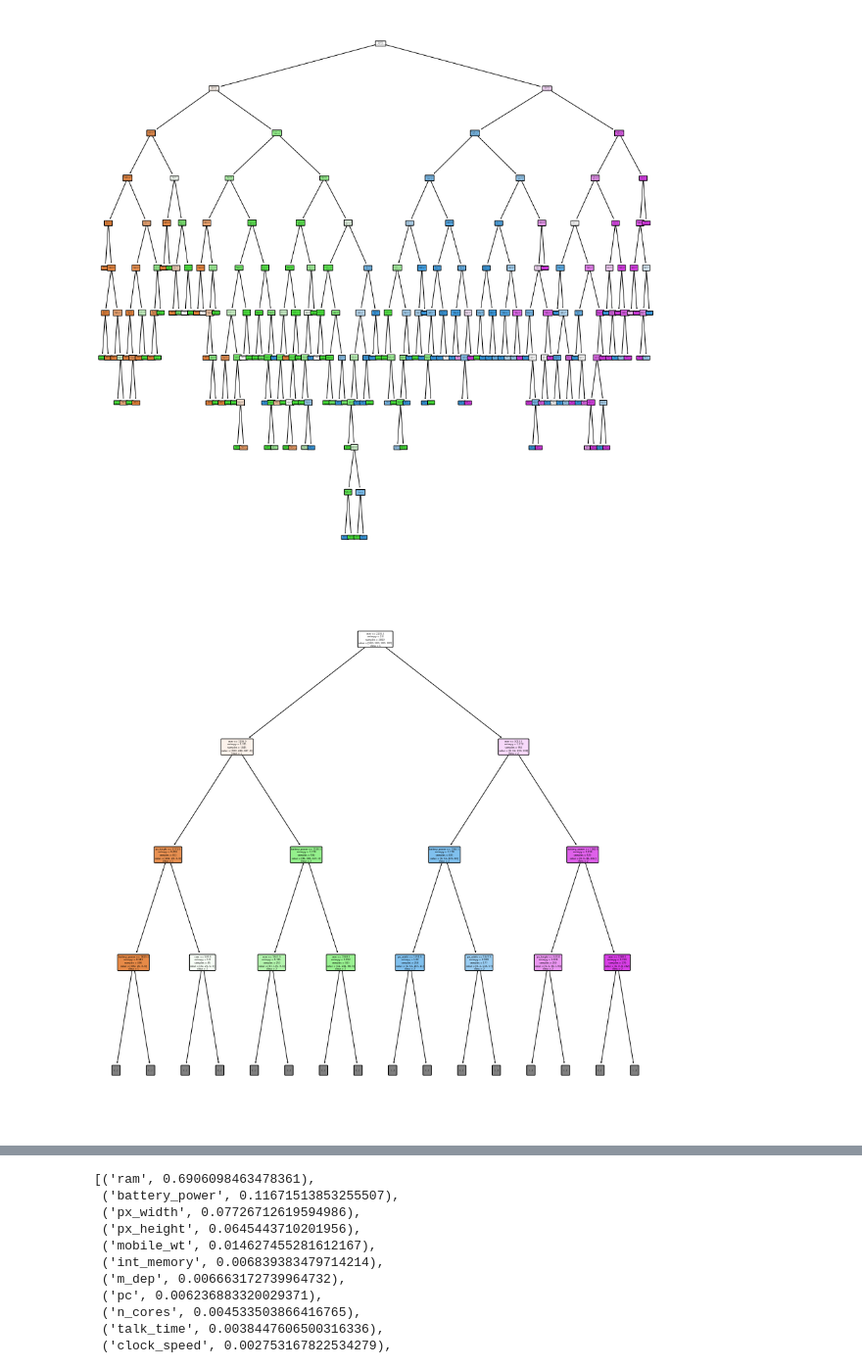
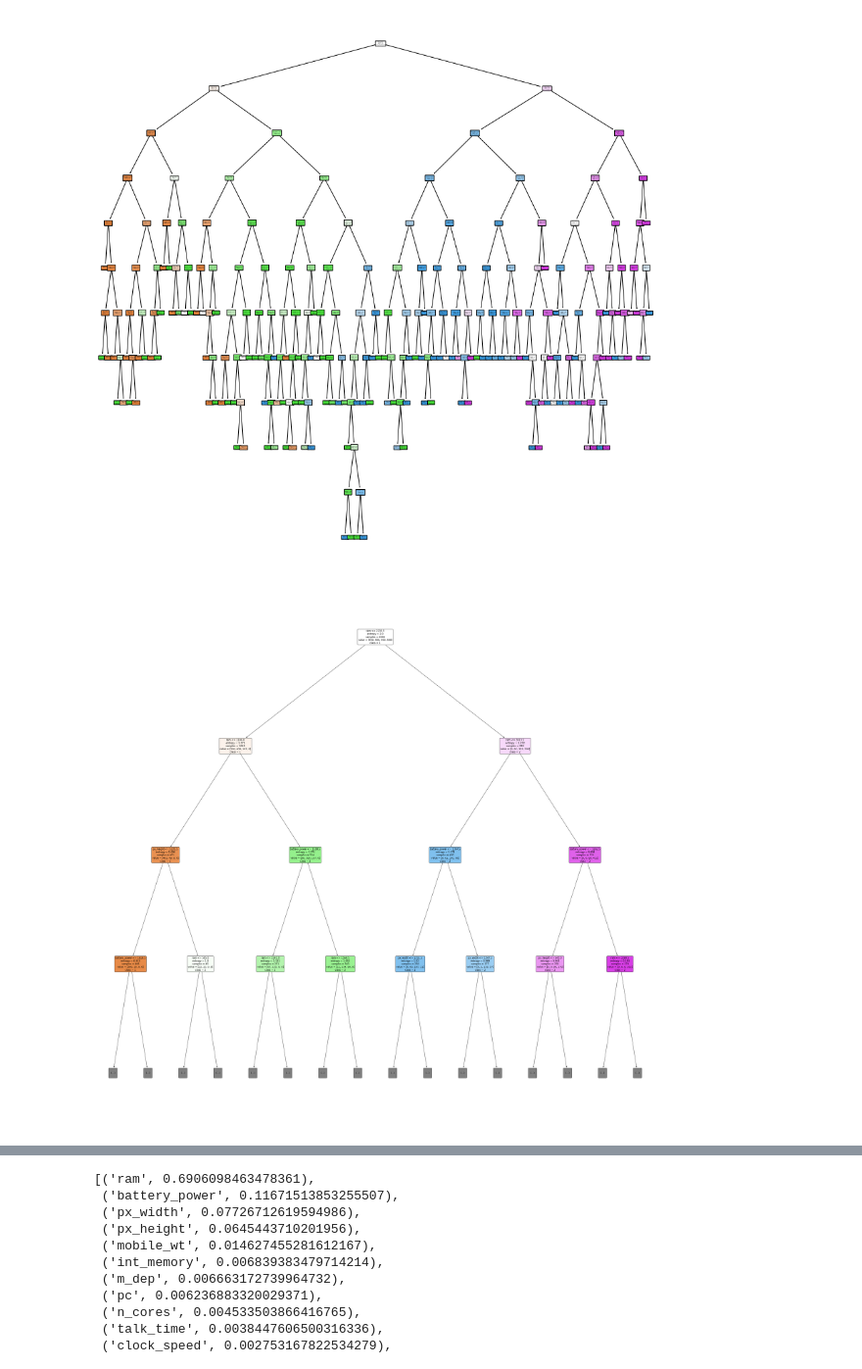
Before and after one commit to mario-sanz/IA2-Practicas, a Jupyter notebook: Lab1/P2_clasificacion.ipynb, the cells around one changed output, grey strips where cells are left out. Shown at 98% size. Drawn from its saved outputs; the diff is of its cells as text; code cells hidden in the pictures.

```diff
--- a/Lab1/P2_clasificacion.ipynb
+++ b/Lab1/P2_clasificacion.ipynb
@@ -386,8 +400,8 @@ plt.show()
 [figure]
 # %%
 # Pintamos los tres primeros niveles del árbol
-plt.figure(figsize=(15,15))
+plt.figure(figsize=(50,50))
 plot_tree(clf, filled=True, feature_names=df.keys(), class_names=df['price_range'].astype('str'), rounded=True, max_depth=3)
 plt.show()
 # %% [output]
-[figure, old version]
+[figure, new version]
```
Also changed, not shown: parts of 17 cells of this notebook.
